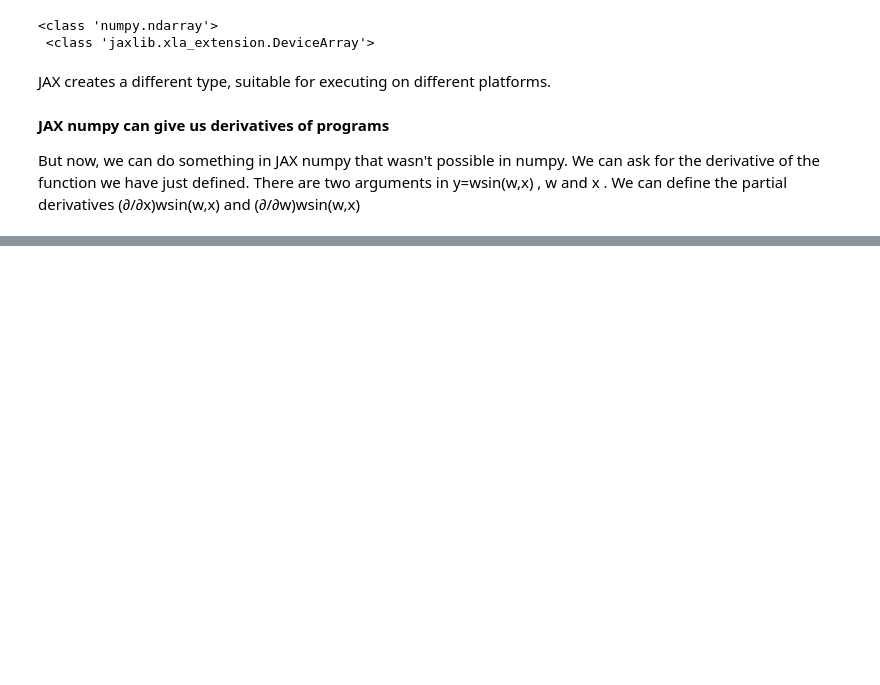
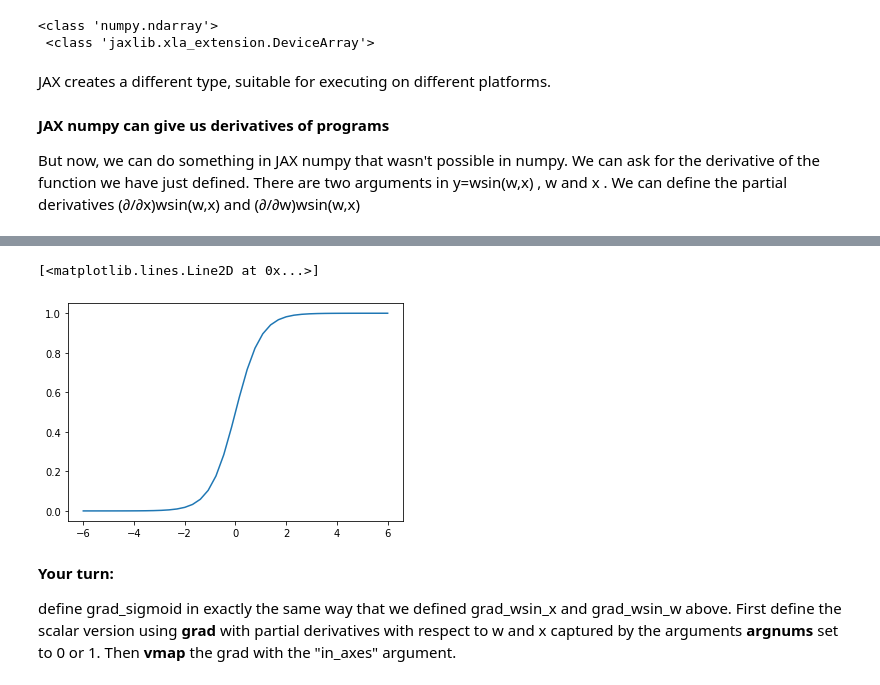
Before and after one commit to steveLim0928/Foundation-in-ML, a Jupyter notebook: Auto_Differentiation_Jax.ipynb, the cells around one changed output, grey strips where cells are left out. Cells and saved outputs as stored; diff of their text form; code cells hidden in the pictures; blank space fills up the shorter version.

```diff
--- a/Auto_Differentiation_Jax.ipynb
+++ b/Auto_Differentiation_Jax.ipynb
@@ -45,0 +123,13 @@ But now, we can do something in JAX numpy that wasn't possible in numpy. We can
+# %%
+def sigmoid(w, xin):
+    return jnp.array(1/(1+jnp.exp(-w*xin)))
+# %%
+X1 = np.linspace(-6,6,40)
+plt.plot(X1, sigmoid(2.,X1))
+# %% [output]
+[<matplotlib.lines.Line2D at 0x...>]
+[figure, added]
+# %% [markdown]
+**Your turn:**
+
+define grad_sigmoid in exactly the same way that we defined grad_wsin_x and grad_wsin_w above. First define the scalar version using **grad** with partial derivatives with respect to w and x captured by the arguments **argnums** set to 0 or 1. Then **vmap** the grad with the "in_axes" argument.
```
Also changed, not shown: parts of 13 cells of this notebook.
